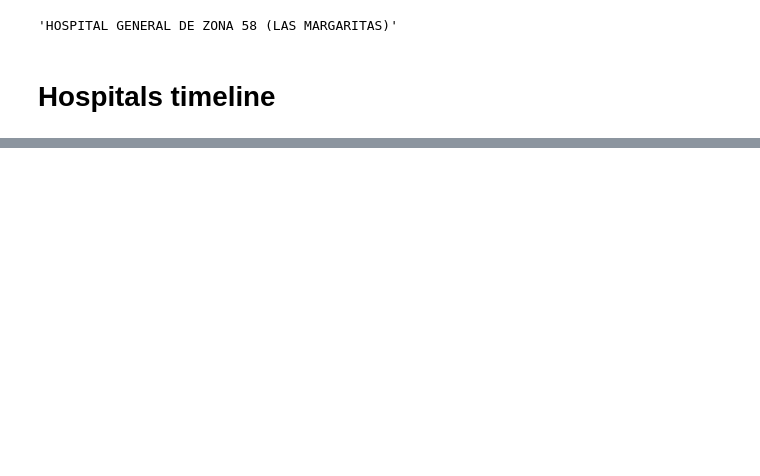
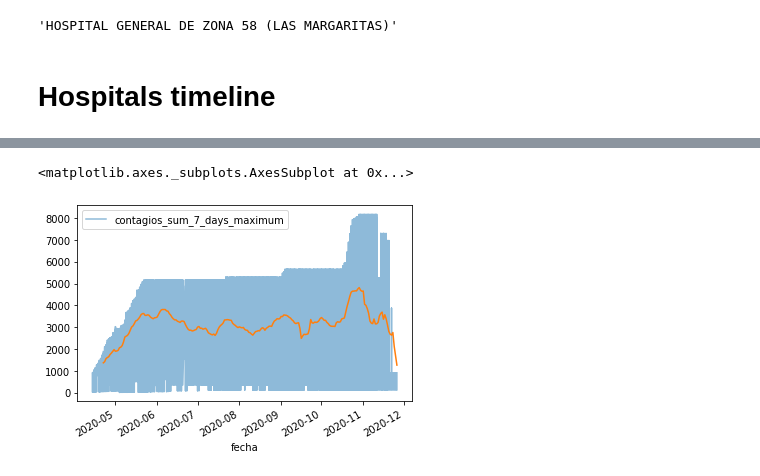
Before and after one commit to dhdzmota/omath_mota_rulo, a Jupyter notebook: notebooks/Municipio data.ipynb, the cells around one changed output, grey strips where cells are left out. Saved outputs shown, nothing was run; the diff lists cells and outputs as text; code cells hidden in the pictures; blank space fills up the shorter version.

```diff
--- a/notebooks/Municipio data.ipynb
+++ b/notebooks/Municipio data.ipynb
@@ -177,0 +196,11 @@ Name: neighbor_hosp_num_hospitals_around, Length: 168, dtype: float64
+# %%
+features = [
+    'contagios_sum_7_days_maximum']
+
+dataset.set_index('fecha')[features].plot(
+    alpha=.5)
+
+covid_cases.rolling(window=7).sum().plot()
+# %% [output]
+<matplotlib.axes._subplots.AxesSubplot at 0x...>
+[figure, added]
```
Also changed, not shown: parts of 7 cells of this notebook, 2 other files.
